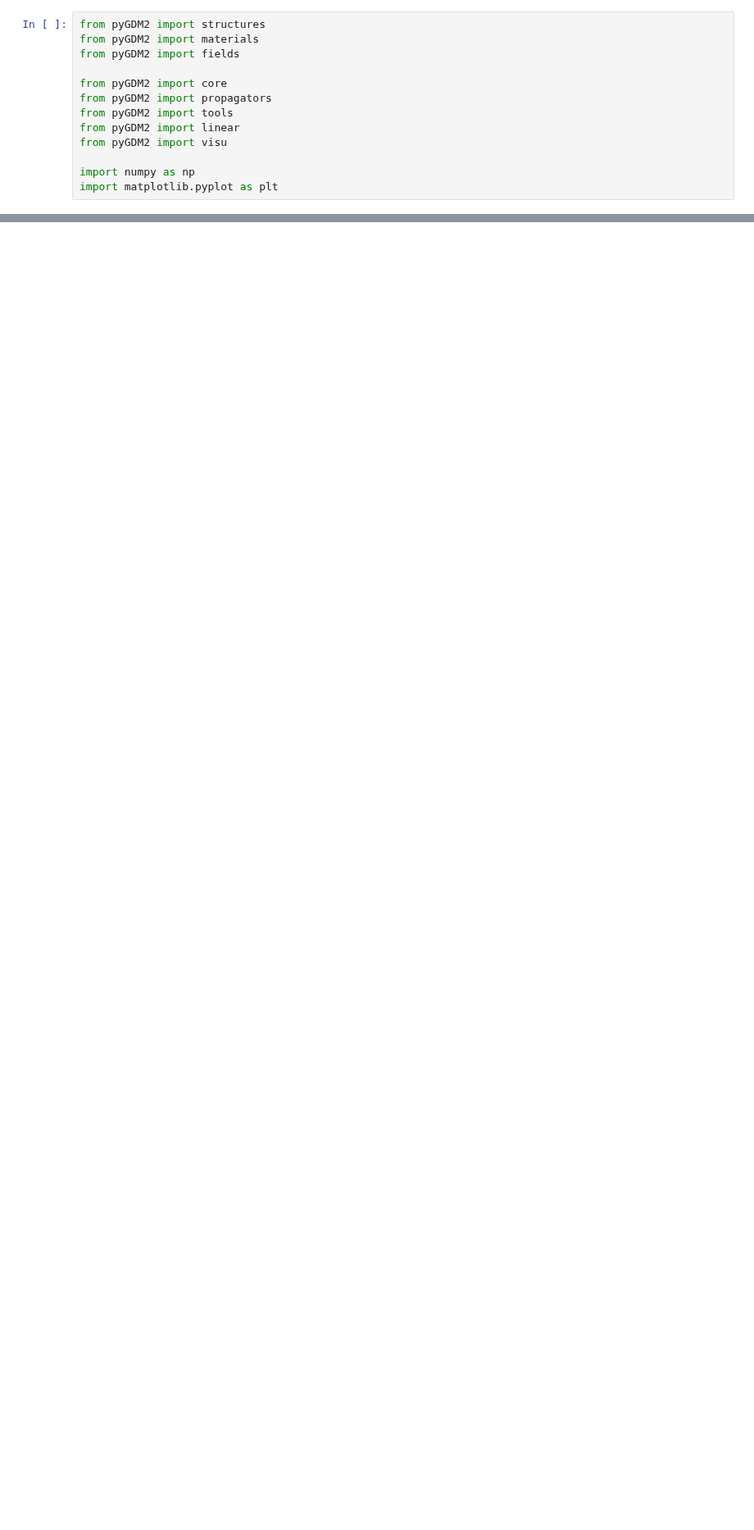
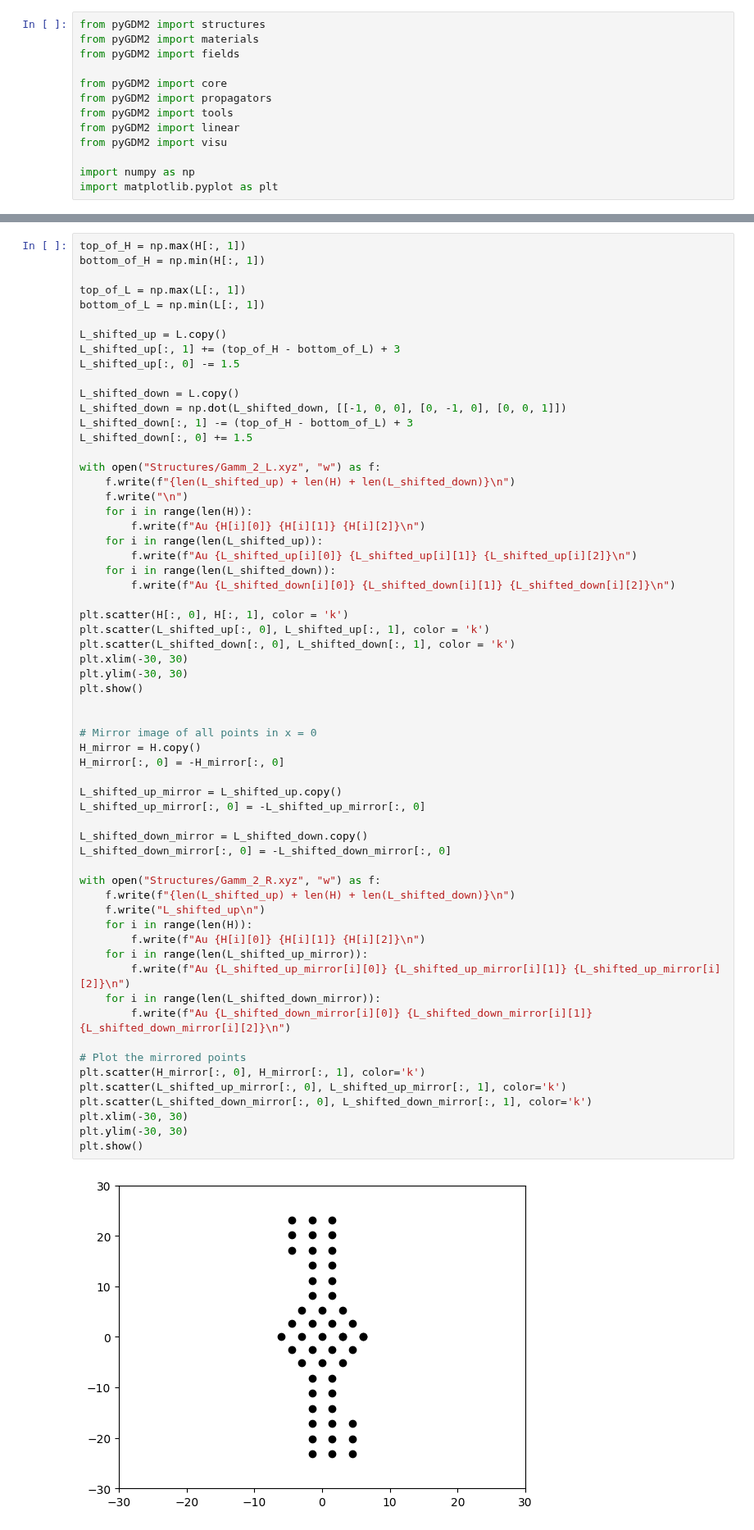
Before and after one commit to JonesRobM/CMNPs, a Jupyter notebook: 08_04_Gammadions.ipynb, the cells around one changed output, grey strips where cells are left out. Shown at 82% size. Saved outputs shown, nothing was run; the diff lists cells and outputs as text; blank space fills up the shorter version.

```diff
--- a/08_04_Gammadions.ipynb
+++ b/08_04_Gammadions.ipynb
@@ -96,0 +118,63 @@ N_dipoles sim = 844
+# %%
+top_of_H = np.max(H[:, 1])
+bottom_of_H = np.min(H[:, 1])
+
+top_of_L = np.max(L[:, 1])
+bottom_of_L = np.min(L[:, 1])
+
+L_shifted_up = L.copy()
+L_shifted_up[:, 1] += (top_of_H - bottom_of_L) + 3
+L_shifted_up[:, 0] -= 1.5
+
+L_shifted_down = L.copy()
+L_shifted_down = np.dot(L_shifted_down, [[-1, 0, 0], [0, -1, 0], [0, 0, 1]])
+L_shifted_down[:, 1] -= (top_of_H - bottom_of_L) + 3
+L_shifted_down[:, 0] += 1.5
+
+with open("Structures/Gamm_2_L.xyz", "w") as f:
+    f.write(f"{len(L_shifted_up) + len(H) + len(L_shifted_down)}\n")
+    f.write("\n")
+    for i in range(len(H)):
+        f.write(f"Au {H[i][0]} {H[i][1]} {H[i][2]}\n")
+    for i in range(len(L_shifted_up)):
+        f.write(f"Au {L_shifted_up[i][0]} {L_shifted_up[i][1]} {L_shifted_up[i][2]}\n")
+    for i in range(len(L_shifted_down)):
+        f.write(f"Au {L_shifted_down[i][0]} {L_shifted_down[i][1]} {L_shifted_down[i][2]}\n")
+
+plt.scatter(H[:, 0], H[:, 1], color = 'k')
+plt.scatter(L_shifted_up[:, 0], L_shifted_up[:, 1], color = 'k')
+plt.scatter(L_shifted_down[:, 0], L_shifted_down[:, 1], color = 'k')
+plt.xlim(-30, 30)
+plt.ylim(-30, 30)
+plt.show()
+
+
+# Mirror image of all points in x = 0
+H_mirror = H.copy()
+H_mirror[:, 0] = -H_mirror[:, 0]
+
+L_shifted_up_mirror = L_shifted_up.copy()
+L_shifted_up_mirror[:, 0] = -L_shifted_up_mirror[:, 0]
+
+L_shifted_down_mirror = L_shifted_down.copy()
+L_shifted_down_mirror[:, 0] = -L_shifted_down_mirror[:, 0]
+
+with open("Structures/Gamm_2_R.xyz", "w") as f:
+    f.write(f"{len(L_shifted_up) + len(H) + len(L_shifted_down)}\n")
+    f.write("L_shifted_up\n")
+    for i in range(len(H)):
+        f.write(f"Au {H[i][0]} {H[i][1]} {H[i][2]}\n")
+    for i in range(len(L_shifted_up_mirror)):
+        f.write(f"Au {L_shifted_up_mirror[i][0]} {L_shifted_up_mirror[i][1]} {L_shifted_up_mirror[i][2]}\n")
+    for i in range(len(L_shifted_down_mirror)):
+        f.write(f"Au {L_shifted_down_mirror[i][0]} {L_shifted_down_mirror[i][1]} {L_shifted_down_mirror[i][2]}\n")
+
+# Plot the mirrored points
+plt.scatter(H_mirror[:, 0], H_mirror[:, 1], color='k')
+plt.scatter(L_shifted_up_mirror[:, 0], L_shifted_up_mirror[:, 1], color='k')
+plt.scatter(L_shifted_down_mirror[:, 0], L_shifted_down_mirror[:, 1], color='k')
+plt.xlim(-30, 30)
+plt.ylim(-30, 30)
+plt.show()
+# %% [output]
+[figure, added]
```
Also changed, not shown: parts of 9 cells of this notebook, 31 other files.
